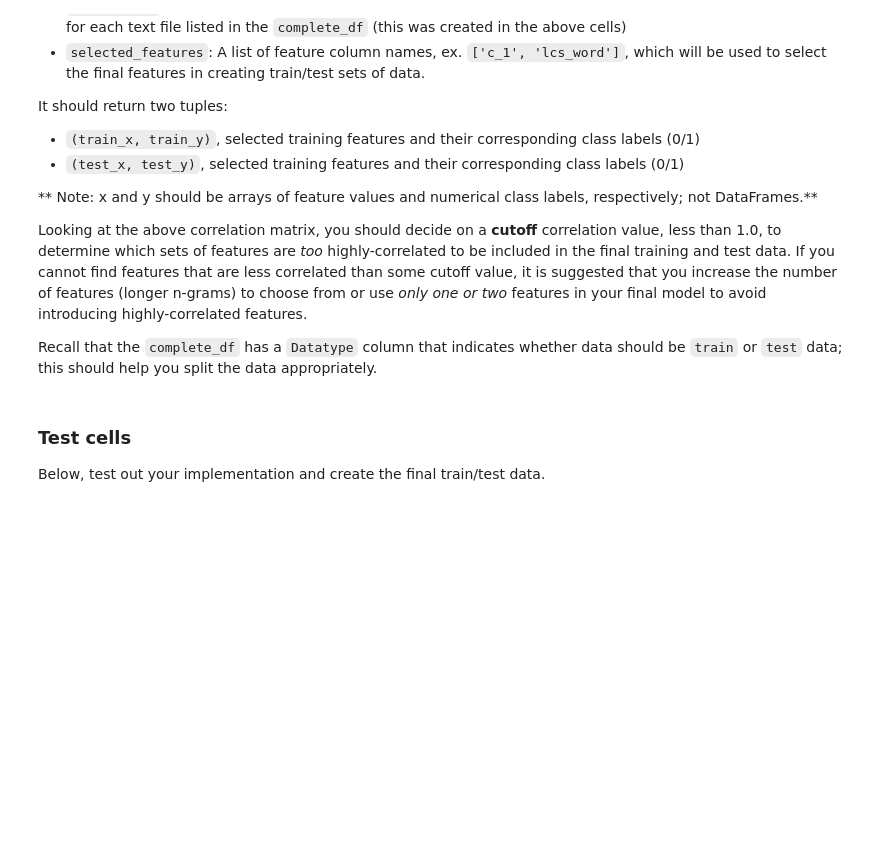
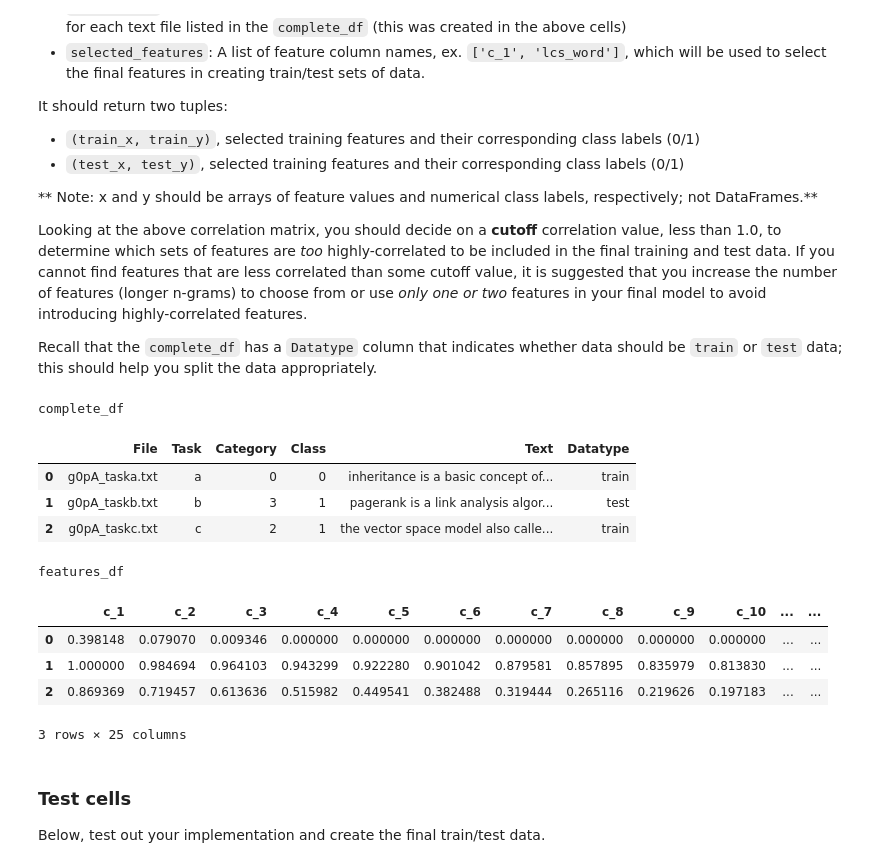
Before and after one commit to jmcabreira-zz/Data-Science-Projects, a Jupyter notebook: Project_Plagiarism_Detection/2_Plagiarism_Feature_Engineering.ipynb, the cells around one changed output. Drawn from its saved outputs; the diff is of its cells as text; code cells hidden in the pictures; blank space fills up the shorter version.

Commit message:
refactor:Calculate n_grams and correlation matrix

```diff
--- a/Project_Plagiarism_Detection/2_Plagiarism_Feature_Engineering.ipynb
+++ b/Project_Plagiarism_Detection/2_Plagiarism_Feature_Engineering.ipynb
@@ -547,7 +547,7 @@ def lcs_norm_word(answer_text, source_text):
     s_length = len(s_words)
 
     # initialise lcs_matrix
-    lcs_matrix = np.zeros(shape = (a_length +1 , s_length +1 ))
+    lcs_matrix = np.zeros(shape = (s_length +1 , a_length +1 ), dtype = int)
 
     # iterate over the answers to build the lcs_matrix that compare both texts
     for s , s_word in enumerate(s_words, 1):
@@ -714,7 +722,7 @@ You'll want to create at least 6 features to choose from as you think about whic
 In the below cell **define an n-gram range**; these will be the n's you use to create n-gram containment features. The rest of the feature creation code is provided.
 # %%
 # Define an ngram range
-ngram_range = range(1,7)
+ngram_range = range(1,25)
 
 
 # The following code may take a minute to run, depending on your ngram_range
@@ -783,6 +841,27 @@ It should return two tuples:
 Looking at the above correlation matrix, you should decide on a **cutoff** correlation value, less than 1.0, to determine which sets of features are *too* highly-correlated to be included in the final training and test data. If you cannot find features that are less correlated than some cutoff value, it is suggested that you increase the number of features (longer n-grams) to choose from or use *only one or two* features in your final model to avoid introducing highly-correlated features.
 
 Recall that the `complete_df` has a `Datatype` column that indicates whether data should be `train` or `test` data; this should help you split the data appropriately.
+# %%
+print('complete_df')
+print()
+display(complete_df.head(3))
+print()
+print('features_df')
+print()
+display(features_df.head(3))
+print()
+# %% [output]
+complete_df
+|  | File | Task | Category | Class | Text | Datatype |
+| 0 | g0pA_taska.txt | a | 0 | 0 | inheritance is a basic concept of... | train |
+| 1 | g0pA_taskb.txt | b | 3 | 1 | pagerank is a link analysis algor... | test |
+| 2 | g0pA_taskc.txt | c | 2 | 1 | the vector space model also calle... | train |
+features_df
+|  | c_1 | c_2 | c_3 | c_4 | c_5 | c_6 | c_7 | c_8 | c_9 | c_10 | ... | ... |
+| 0 | 0.398148 | 0.079070 | 0.009346 | 0.000000 | 0.000000 | 0.000000 | 0.000000 | 0.000000 | 0.000000 | 0.000000 | ... | ... |
+| 1 | 1.000000 | 0.984694 | 0.964103 | 0.943299 | 0.922280 | 0.901042 | 0.879581 | 0.857895 | 0.835979 | 0.813830 | ... | ... |
+| 2 | 0.869369 | 0.719457 | 0.613636 | 0.515982 | 0.449541 | 0.382488 | 0.319444 | 0.265116 | 0.219626 | 0.197183 | ... | ... |
+3 rows × 25 columns
 # %%
 # Takes in dataframes and a list of selected features (column names)
 # and returns (train_x, train_y), (test_x, test_y)
```
Also changed, not shown: parts of 5 cells of this notebook.
